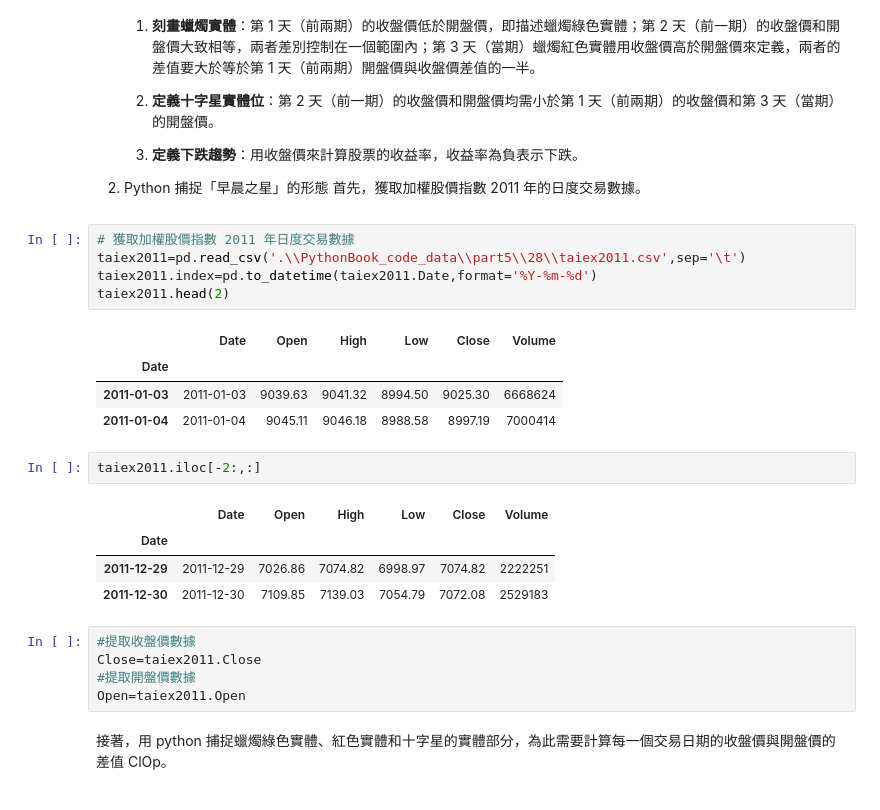
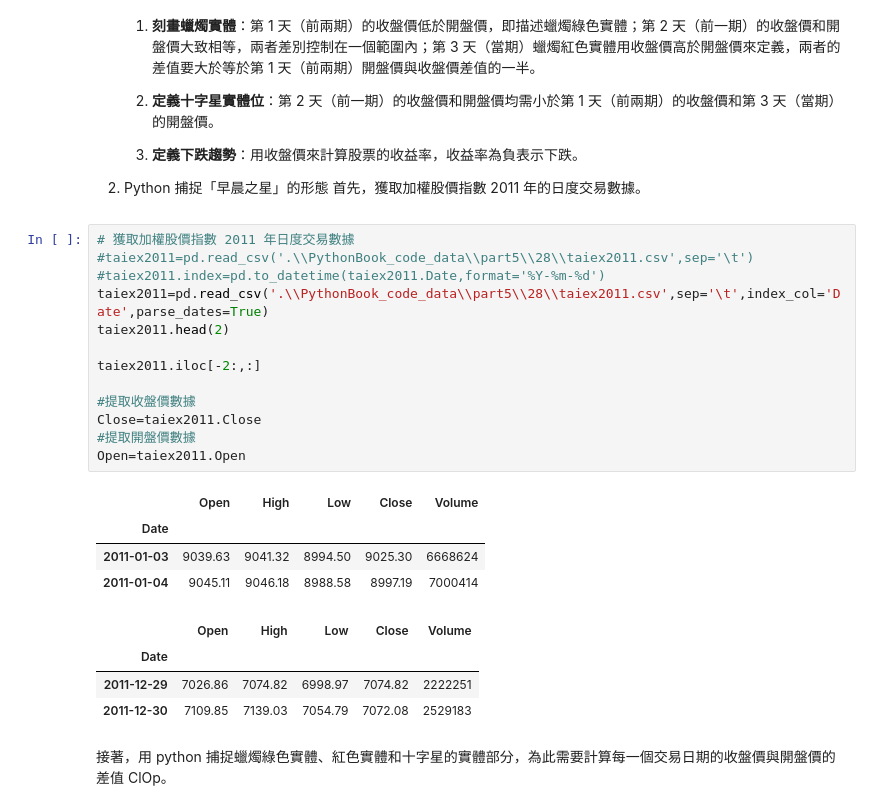
Before and after one commit to okluda/finpy_practice, a Jupyter notebook: ch_28.ipynb, the cells around one changed output. Drawn from its saved outputs; the diff is of its cells as text.

```diff
--- a/ch_28.ipynb
+++ b/ch_28.ipynb
@@ -244,25 +261,25 @@ candlePlot(taiex201304,title='加權股價指數 2013 年 4 月份Ｋ線圖')
    首先，獲取加權股價指數 2011 年的日度交易數據。
 # %%
 # 獲取加權股價指數 2011 年日度交易數據
-taiex2011=pd.read_csv('.\\PythonBook_code_data\\part5\\28\\taiex2011.csv',sep='\t')
-taiex2011.index=pd.to_datetime(taiex2011.Date,format='%Y-%m-%d')
+#taiex2011=pd.read_csv('.\\PythonBook_code_data\\part5\\28\\taiex2011.csv',sep='\t')
+#taiex2011.index=pd.to_datetime(taiex2011.Date,format='%Y-%m-%d')
+taiex2011=pd.read_csv('.\\PythonBook_code_data\\part5\\28\\taiex2011.csv',sep='\t',index_col='Date',parse_dates=True)
 taiex2011.head(2)
+
+taiex2011.iloc[-2:,:]
+
+#提取收盤價數據
+Close=taiex2011.Close
+#提取開盤價數據
+Open=taiex2011.Open
 # %% [output]
-|  | Date | Open | High | Low | Close | Volume |
-| Date |  |  |  |  |  |  |
-| 2011-01-03 | 2011-01-03 | 9039.63 | 9041.32 | 8994.50 | 9025.30 | 6668624 |
-| 2011-01-04 | 2011-01-04 | 9045.11 | 9046.18 | 8988.58 | 8997.19 | 7000414 |
+|  | Open | High | Low | Close | Volume |
+| Date |  |  |  |  |  |
+| 2011-01-03 | 9039.63 | 9041.32 | 8994.50 | 9025.30 | 6668624 |
+| 2011-01-04 | 9045.11 | 9046.18 | 8988.58 | 8997.19 | 7000414 |
+|  | Open | High | Low | Close | Volume |
+| Date |  |  |  |  |  |
+| 2011-12-29 | 7026.86 | 7074.82 | 6998.97 | 7074.82 | 2222251 |
+| 2011-12-30 | 7109.85 | 7139.03 | 7054.79 | 7072.08 | 2529183 |
-# %%
-taiex2011.iloc[-2:,:]
-# %% [output]
-|  | Date | Open | High | Low | Close | Volume |
-| Date |  |  |  |  |  |  |
-| 2011-12-29 | 2011-12-29 | 7026.86 | 7074.82 | 6998.97 | 7074.82 | 2222251 |
-| 2011-12-30 | 2011-12-30 | 7109.85 | 7139.03 | 7054.79 | 7072.08 | 2529183 |
-# %%
-#提取收盤價數據
-Close=taiex2011.Close
-#提取開盤價數據
-Open=taiex2011.Open
 # %% [markdown]
 接著，用 python 捕捉蠟燭綠色實體、紅色實體和十字星的實體部分，為此需要計算每一個交易日期的收盤價與開盤價的差值 ClOp。
```
Also changed, not shown: parts of 18 cells of this notebook.
